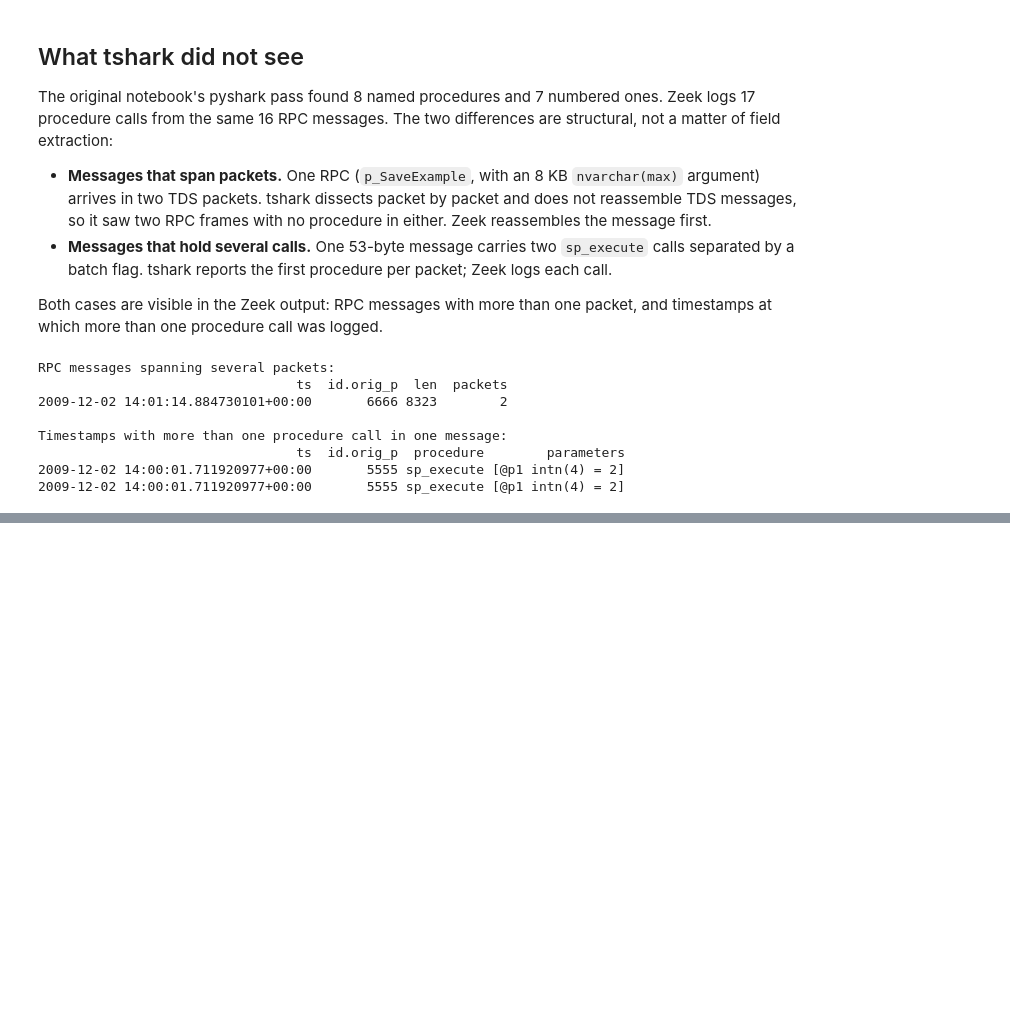
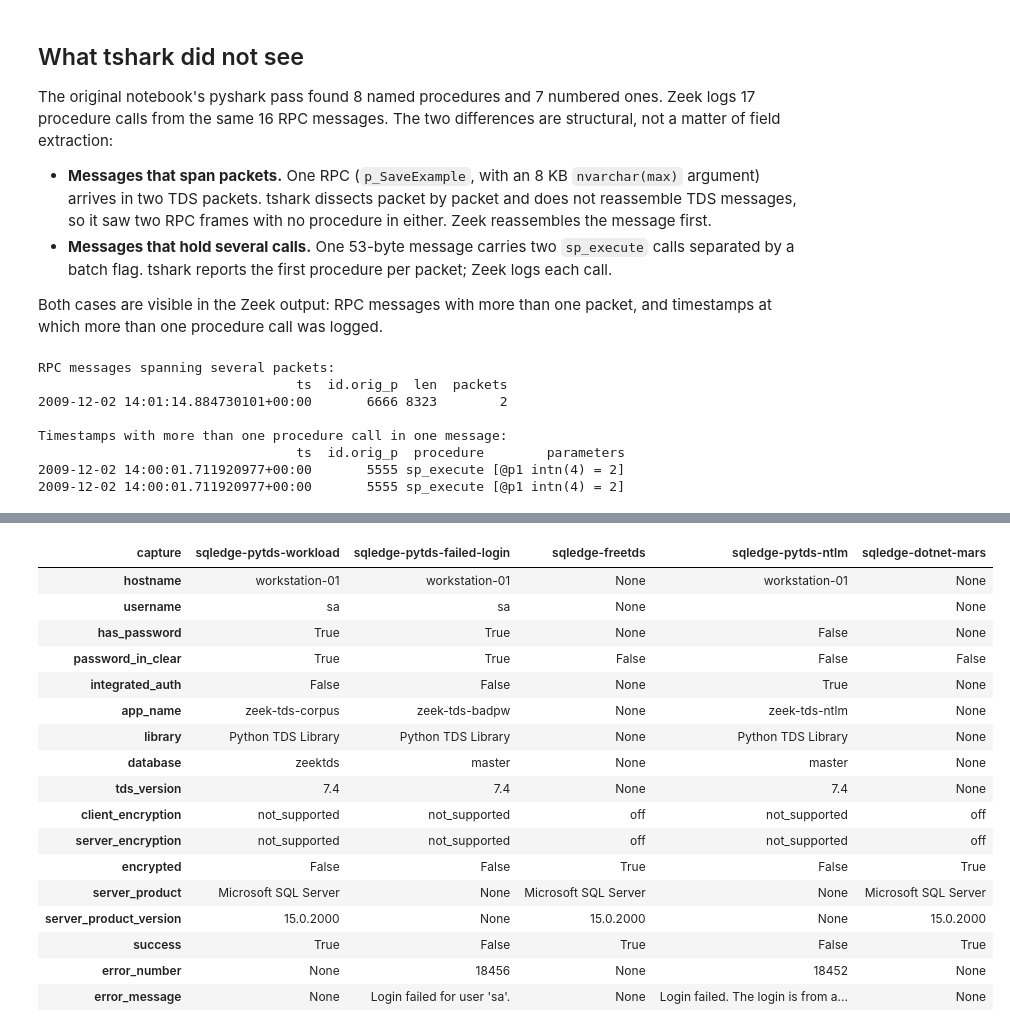
Before and after one commit to dgunter/Blog-Code, a Jupyter notebook: TDS Analysis/tds-zeek.ipynb, the cells around one changed output, grey strips where cells are left out. Drawn from its saved outputs; the diff is of its cells as text; code cells hidden in the pictures; blank space fills up the shorter version.

```diff
--- a/TDS Analysis/tds-zeek.ipynb
+++ b/TDS Analysis/tds-zeek.ipynb
@@ -261,0 +309,47 @@ shutil.rmtree(logs, ignore_errors=True)
+# %%
+login_cols = [
+    "hostname",
+    "username",
+    "has_password",
+    "password_in_clear",
+    "integrated_auth",
+    "app_name",
+    "library",
+    "database",
+    "tds_version",
+    "client_encryption",
+    "server_encryption",
+    "encrypted",
+    "server_product",
+    "server_product_version",
+    "success",
+    "error_number",
+    "error_message",
+]
+logins = pd.concat(
+    [
+        load("tds_login", runs[n]).assign(capture=n)
+        for n in TRACES
+        if (runs[n] / "tds_login.log").exists()
+    ]
+)
+logins.set_index("capture")[login_cols].T
+# %% [output]
+| capture | sqledge-pytds-workload | sqledge-pytds-failed-login | sqledge-freetds | sqledge-pytds-ntlm | sqledge-dotnet-mars |
+| hostname | workstation-01 | workstation-01 | None | workstation-01 | None |
+| username | sa | sa | None |  | None |
+| has_password | True | True | None | False | None |
+| password_in_clear | True | True | False | False | False |
+| integrated_auth | False | False | None | True | None |
+| app_name | zeek-tds-corpus | zeek-tds-badpw | None | zeek-tds-ntlm | None |
+| library | Python TDS Library | Python TDS Library | None | Python TDS Library | None |
+| database | zeektds | master | None | master | None |
+| tds_version | 7.4 | 7.4 | None | 7.4 | None |
+| client_encryption | not_supported | not_supported | off | not_supported | off |
+| server_encryption | not_supported | not_supported | off | not_supported | off |
+| encrypted | False | False | True | False | True |
+| server_product | Microsoft SQL Server | None | Microsoft SQL Server | None | Microsoft SQL Server |
+| server_product_version | 15.0.2000 | None | 15.0.2000 | None | 15.0.2000 |
+| success | True | False | True | False | True |
+| error_number | None | 18456 | None | 18452 | None |
+| error_message | None | Login failed for user 'sa'. | None | Login failed. The login is from a... | None |
```
Also changed, not shown: parts of 21 cells of this notebook.
